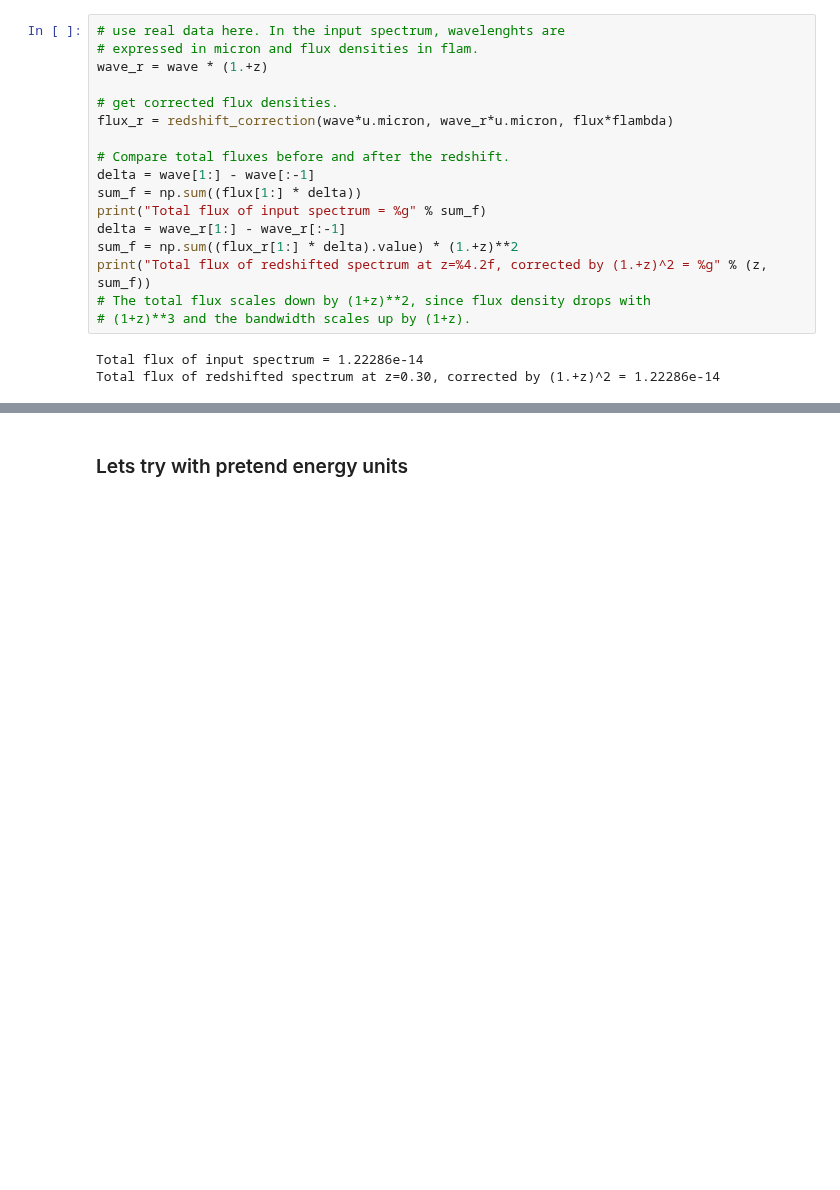
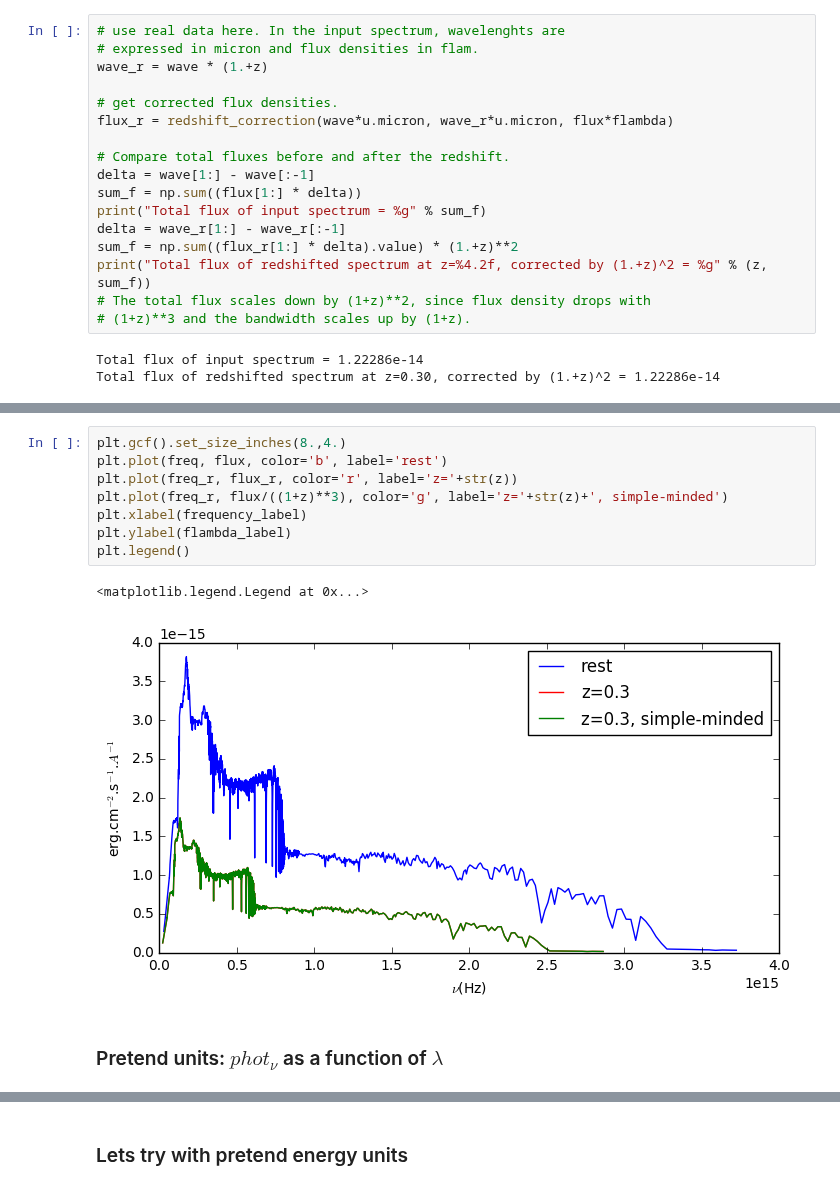
Before and after one commit to ibusko/experiments_specviz, a Jupyter notebook: experiment_redshift.ipynb, the cells around one changed output, grey strips where cells are left out. Saved outputs shown, nothing was run; the diff lists cells and outputs as text; blank space fills up the shorter version.

```diff
--- a/experiment_redshift.ipynb
+++ b/experiment_redshift.ipynb
@@ -184,0 +232,13 @@ plt.legend()
+# %%
+plt.gcf().set_size_inches(8.,4.)
+plt.plot(freq, flux, color='b', label='rest')
+plt.plot(freq_r, flux_r, color='r', label='z='+str(z))
+plt.plot(freq_r, flux/((1+z)**3), color='g', label='z='+str(z)+', simple-minded')
+plt.xlabel(frequency_label)
+plt.ylabel(flambda_label)
+plt.legend()
+# %% [output]
+<matplotlib.legend.Legend at 0x...>
+[figure, added]
+# %% [markdown]
+### Pretend units: $phot_{\nu}$ as a function of $\lambda$
```
Also changed, not shown: parts of 19 cells of this notebook.
